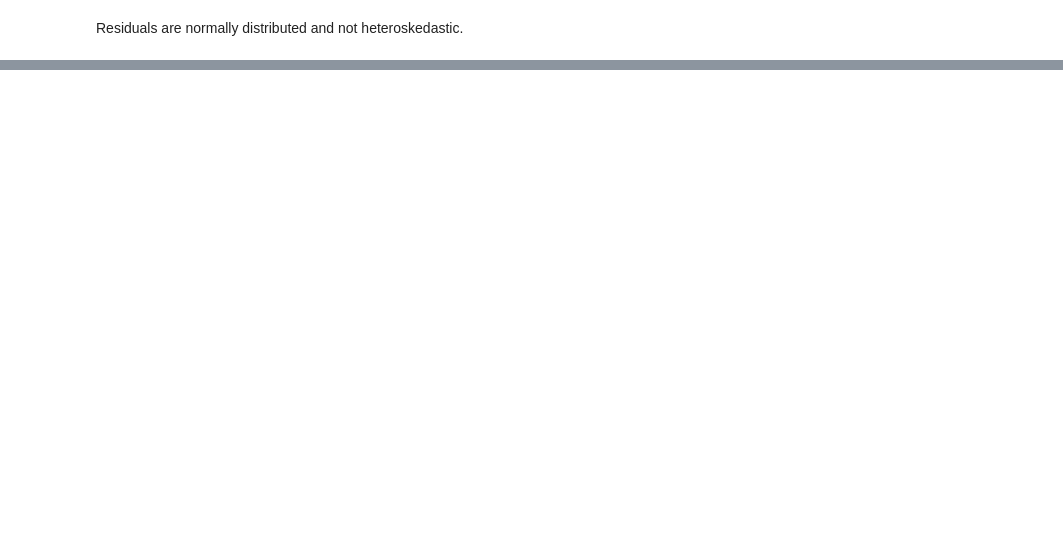
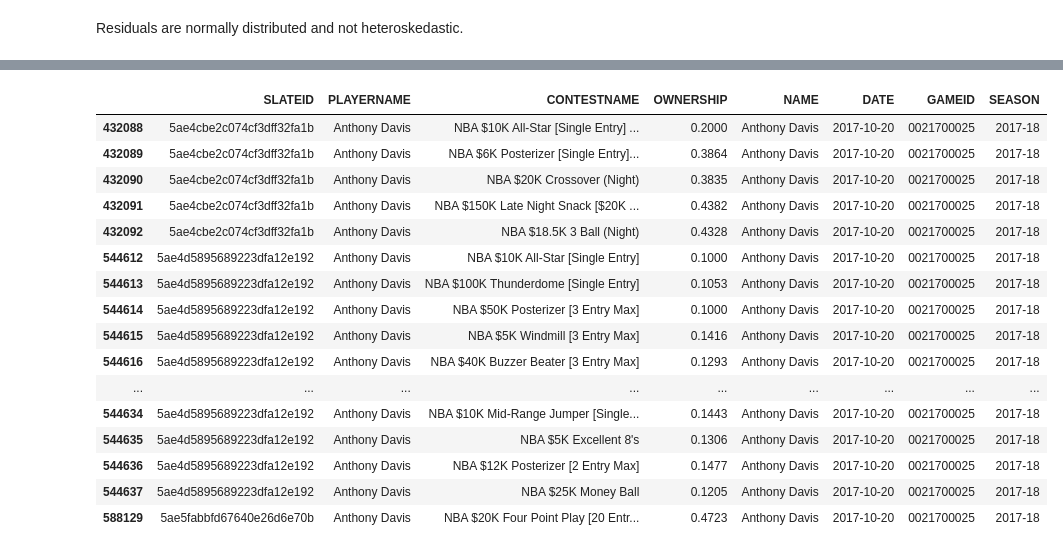
Before and after one commit to bshim1108/pyNBA, a Jupyter notebook: pyNBA/Research/Ownership.ipynb, the cells around one changed output, grey strips where cells are left out. Drawn from its saved outputs; the diff is of its cells as text; code cells hidden in the pictures; blank space fills up the shorter version.

```diff
--- a/pyNBA/Research/Ownership.ipynb
+++ b/pyNBA/Research/Ownership.ipynb
@@ -696,2 +753,7 @@ print(stat, p)
 # %% [markdown]
 Residuals are normally distributed and not heteroskedastic.
+# %%
+pd.set_option('display.max_columns', 200)
+pd.set_option('display.min_rows', 100)
+pd.set_option('display.max_rows', 100)
+display(feature_matrix)
@@ -697,0 +779,20 @@ Residuals are normally distributed and not heteroskedastic.
+# %%
+display(ownership.loc[(ownership['DATE'] == '2017-10-20') & (ownership['NAME'] == 'Anthony Davis')])
+# %% [output]
+|  | SLATEID | PLAYERNAME | CONTESTNAME | OWNERSHIP | NAME | DATE | GAMEID | SEASON |
+| 432088 | 5ae4cbe2c074cf3dff32fa1b | Anthony Davis | NBA $10K All-Star [Single Entry] ... | 0.2000 | Anthony Davis | 2017-10-20 | 0021700025 | 2017-18 |
+| 432089 | 5ae4cbe2c074cf3dff32fa1b | Anthony Davis | NBA $6K Posterizer [Single Entry]... | 0.3864 | Anthony Davis | 2017-10-20 | 0021700025 | 2017-18 |
+| 432090 | 5ae4cbe2c074cf3dff32fa1b | Anthony Davis | NBA $20K Crossover (Night) | 0.3835 | Anthony Davis | 2017-10-20 | 0021700025 | 2017-18 |
+| 432091 | 5ae4cbe2c074cf3dff32fa1b | Anthony Davis | NBA $150K Late Night Snack [$20K ... | 0.4382 | Anthony Davis | 2017-10-20 | 0021700025 | 2017-18 |
+| 432092 | 5ae4cbe2c074cf3dff32fa1b | Anthony Davis | NBA $18.5K 3 Ball (Night) | 0.4328 | Anthony Davis | 2017-10-20 | 0021700025 | 2017-18 |
+| 544612 | 5ae4d5895689223dfa12e192 | Anthony Davis | NBA $10K All-Star [Single Entry] | 0.1000 | Anthony Davis | 2017-10-20 | 0021700025 | 2017-18 |
+| 544613 | 5ae4d5895689223dfa12e192 | Anthony Davis | NBA $100K Thunderdome [Single Entry] | 0.1053 | Anthony Davis | 2017-10-20 | 0021700025 | 2017-18 |
+| 544614 | 5ae4d5895689223dfa12e192 | Anthony Davis | NBA $50K Posterizer [3 Entry Max] | 0.1000 | Anthony Davis | 2017-10-20 | 0021700025 | 2017-18 |
+| 544615 | 5ae4d5895689223dfa12e192 | Anthony Davis | NBA $5K Windmill [3 Entry Max] | 0.1416 | Anthony Davis | 2017-10-20 | 0021700025 | 2017-18 |
+| 544616 | 5ae4d5895689223dfa12e192 | Anthony Davis | NBA $40K Buzzer Beater [3 Entry Max] | 0.1293 | Anthony Davis | 2017-10-20 | 0021700025 | 2017-18 |
+| ... | ... | ... | ... | ... | ... | ... | ... | ... |
+| 544634 | 5ae4d5895689223dfa12e192 | Anthony Davis | NBA $10K Mid-Range Jumper [Single... | 0.1443 | Anthony Davis | 2017-10-20 | 0021700025 | 2017-18 |
+| 544635 | 5ae4d5895689223dfa12e192 | Anthony Davis | NBA $5K Excellent 8's | 0.1306 | Anthony Davis | 2017-10-20 | 0021700025 | 2017-18 |
+| 544636 | 5ae4d5895689223dfa12e192 | Anthony Davis | NBA $12K Posterizer [2 Entry Max] | 0.1477 | Anthony Davis | 2017-10-20 | 0021700025 | 2017-18 |
+| 544637 | 5ae4d5895689223dfa12e192 | Anthony Davis | NBA $25K Money Ball | 0.1205 | Anthony Davis | 2017-10-20 | 0021700025 | 2017-18 |
+| 588129 | 5ae5fabbfd67640e26d6e70b | Anthony Davis | NBA $20K Four Point Play [20 Entr... | 0.4723 | Anthony Davis | 2017-10-20 | 0021700025 | 2017-18 |
```
Also changed, not shown: parts of 8 cells of this notebook, 15 other files.
